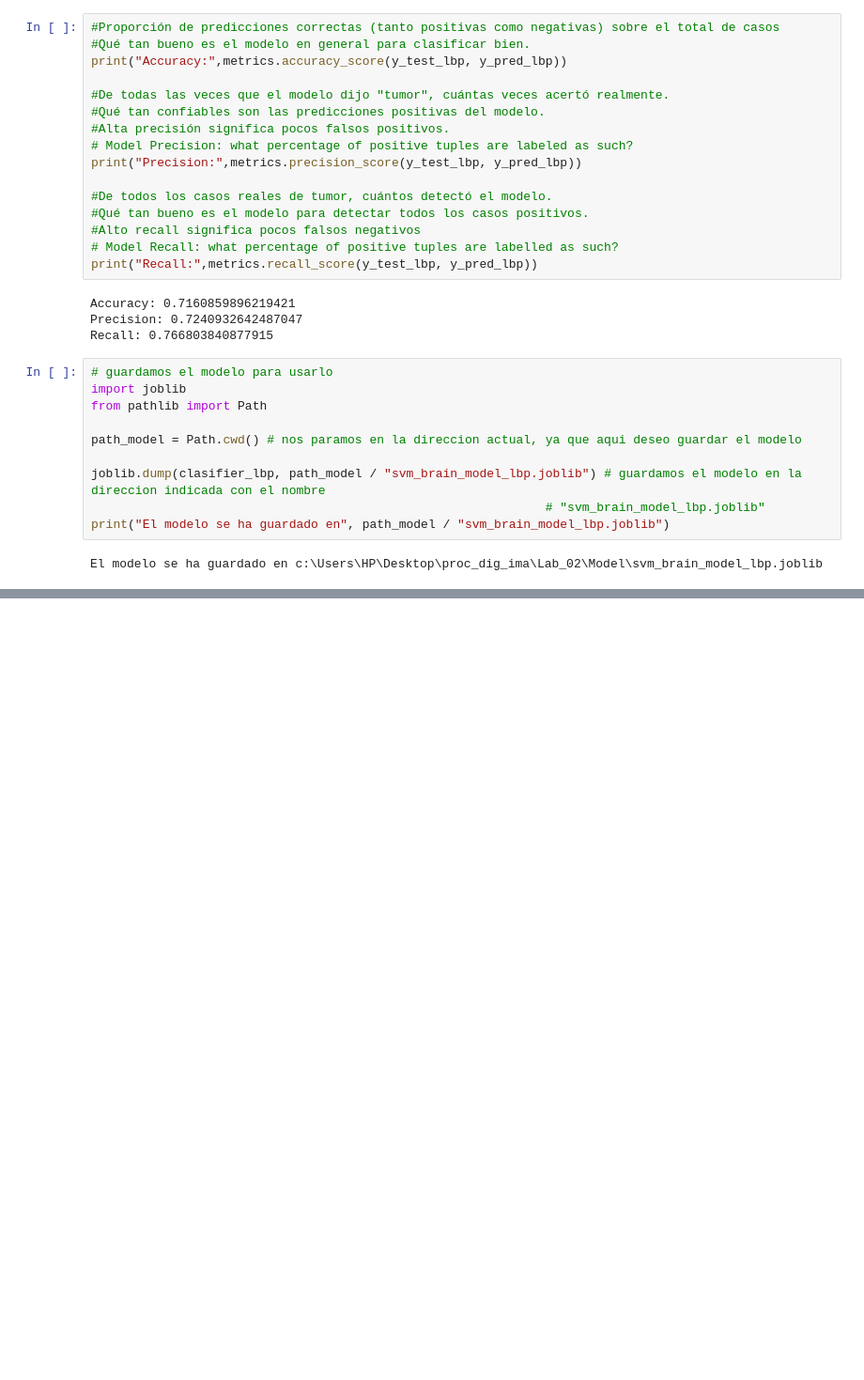
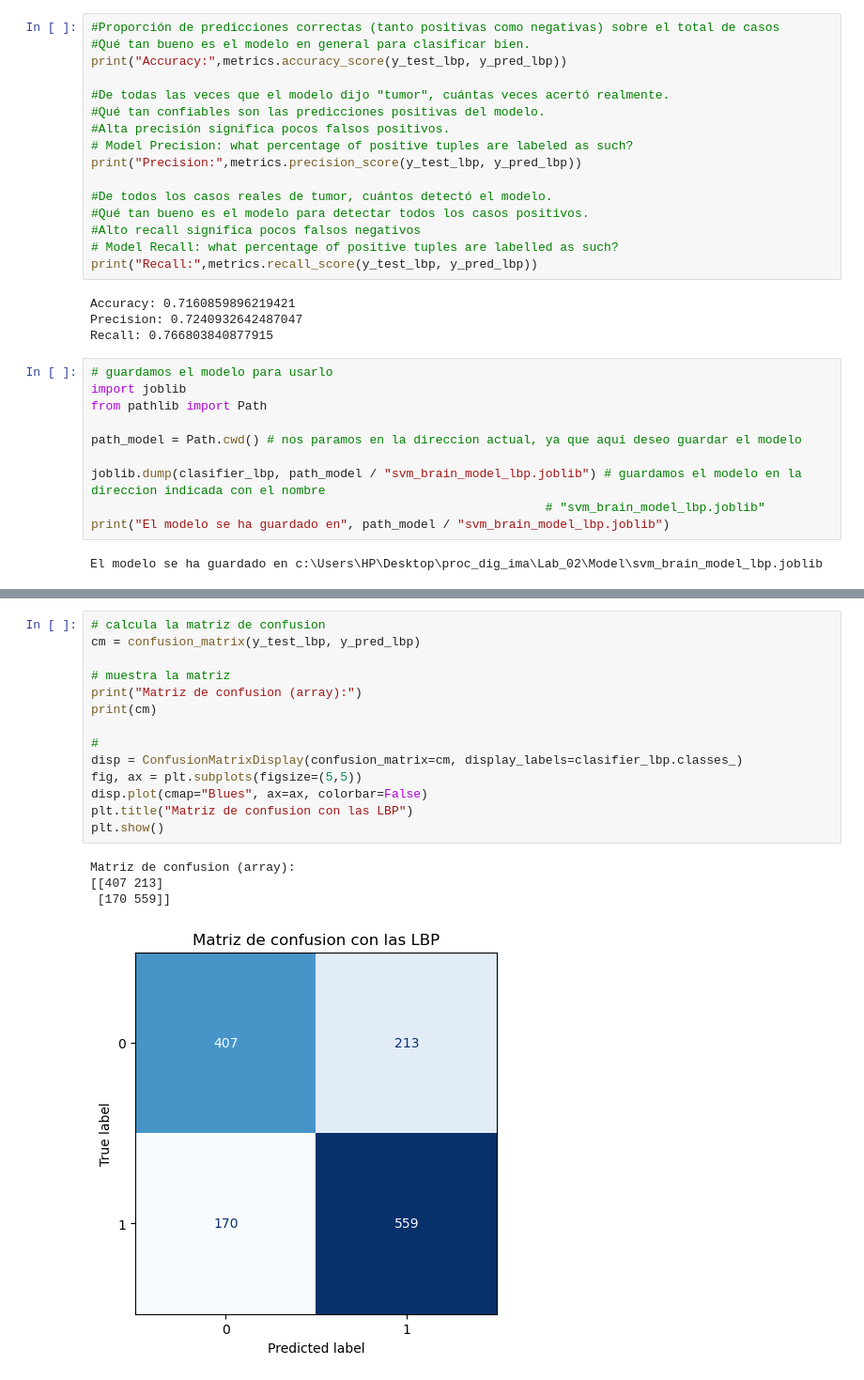
Before and after one commit to SantCorrea802/Lab_02_Procesamiento_Digital_de_Imagenes, a Jupyter notebook: Model/entrenar_modelo.ipynb, the cells around one changed output, grey strips where cells are left out. Shown at 94% size. Saved outputs shown, nothing was run; the diff lists cells and outputs as text; blank space fills up the shorter version.

```diff
--- a/Model/entrenar_modelo.ipynb
+++ b/Model/entrenar_modelo.ipynb
@@ -173,0 +197,19 @@ El modelo se ha guardado en c:\Users\HP\Desktop\proc_dig_ima\Lab_02\Model\svm_br
+# %%
+# calcula la matriz de confusion
+cm = confusion_matrix(y_test_lbp, y_pred_lbp)
+
+# muestra la matriz
+print("Matriz de confusion (array):")
+print(cm)
+
+#
+disp = ConfusionMatrixDisplay(confusion_matrix=cm, display_labels=clasifier_lbp.classes_)
+fig, ax = plt.subplots(figsize=(5,5))
+disp.plot(cmap="Blues", ax=ax, colorbar=False)
+plt.title("Matriz de confusion con las LBP")
+plt.show()
+# %% [output]
+Matriz de confusion (array):
+[[407 213]
+ [170 559]]
+[figure, added]
```
Also changed, not shown: parts of 1 cell of this notebook, 2 other files.
